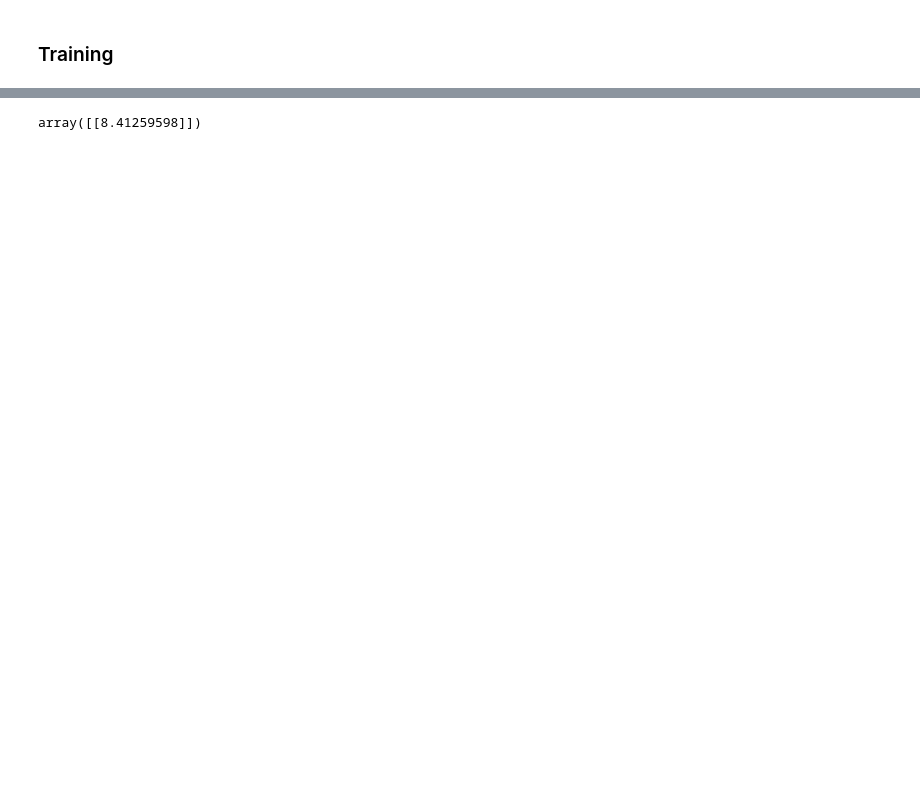
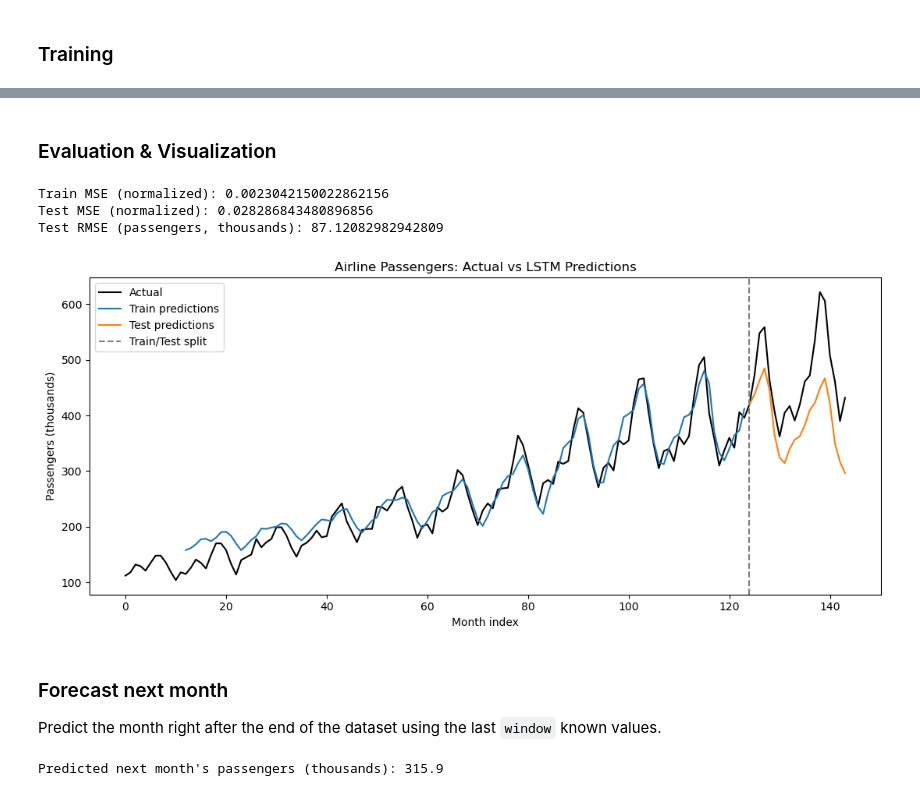
Before and after one commit to kibria30/Machine_learning, a Jupyter notebook: lstm_numpy.ipynb, the cells around one changed output, grey strips where cells are left out. Saved outputs shown, nothing was run; the diff lists cells and outputs as text; code cells hidden in the pictures; blank space fills up the shorter version.

Commit message:
- lstm complete

```diff
--- a/lstm_numpy.ipynb
+++ b/lstm_numpy.ipynb
@@ -144,18 +182,18 @@ class LSTM:
 # %% [markdown]
 ### Training
 # %%
-model = LSTM(input_size=1, hidden_size=8, output_size=1)
+model = LSTM(input_size=1, hidden_size=16, output_size=1)
 
 epochs = 1000
-lr = 0.05
-patience = 20
+lr = 0.1
+patience = 50
 patience_count = 0
 loss_history = []
 
 for epoch in range(epochs):
     total_loss = 0
 
-    for x,y in zip(X,Y):
+    for x, y in zip(X_train, Y_train):
         pred = model.forward(x)
         loss = loss_func(y, pred)
         total_loss += loss
@@ -168,7 +206,7 @@ for epoch in range(epochs):
     else:
         patience_count = 0
 
-    if epoch%100 == 0:
+    if epoch % 50 == 0:
         print(epoch, total_loss)
 
     if patience_count >= patience:
@@ -188,4 +236,51 @@ for epoch in range(epochs):
-# %%
-model.forward(np.array([10, 11, 12], dtype=float)/10)*10
-# %% [output]
-array([[8.41259598]])
+# %% [markdown]
+### Evaluation & Visualization
+# %%
+def denorm(v):
+    return v * (data_max - data_min) + data_min
+
+def evaluate(Xs, Ys):
+    preds = np.array([model.forward(x)[0, 0] for x in Xs])
+    mse = np.mean((preds - Ys.flatten()) ** 2)
+    return preds, mse
+
+train_preds, train_mse = evaluate(X_train, Y_train)
+test_preds, test_mse = evaluate(X_test, Y_test)
+
+test_rmse = np.sqrt(np.mean((denorm(test_preds) - denorm(Y_test.flatten())) ** 2))
+
+print("Train MSE (normalized):", train_mse)
+print("Test MSE (normalized):", test_mse)
+print("Test RMSE (passengers, thousands):", test_rmse)
+# %% [output]
+Train MSE (normalized): 0.0023042150022862156
+Test MSE (normalized): 0.028286843480896856
+Test RMSE (passengers, thousands): 87.12082982942809
+# %%
+all_preds = np.concatenate([train_preds, test_preds])
+months = np.arange(window, window + len(all_preds))
+
+plt.figure(figsize=(11, 5))
+plt.plot(np.arange(len(series)), series, label="Actual", color="black")
+plt.plot(months[:len(train_preds)], denorm(train_preds), label="Train predictions", color="tab:blue")
+plt.plot(months[len(train_preds):], denorm(test_preds), label="Test predictions", color="tab:orange")
+plt.axvline(x=months[len(train_preds)], color="gray", linestyle="--", label="Train/Test split")
+plt.title("Airline Passengers: Actual vs LSTM Predictions")
+plt.xlabel("Month index")
+plt.ylabel("Passengers (thousands)")
+plt.legend()
+plt.tight_layout()
+plt.show()
+# %% [output]
+[figure, added]
+# %% [markdown]
+### Forecast next month
+
+Predict the month right after the end of the dataset using the last `window` known values.
+# %%
+last_window = norm[-window:]
+next_pred_norm = model.forward(last_window)[0, 0]
+next_pred = denorm(next_pred_norm)
+print(f"Predicted next month's passengers (thousands): {next_pred:.1f}")
+# %% [output]
+Predicted next month's passengers (thousands): 315.9
```
Also changed, not shown: parts of 8 cells of this notebook, 1 other file.
